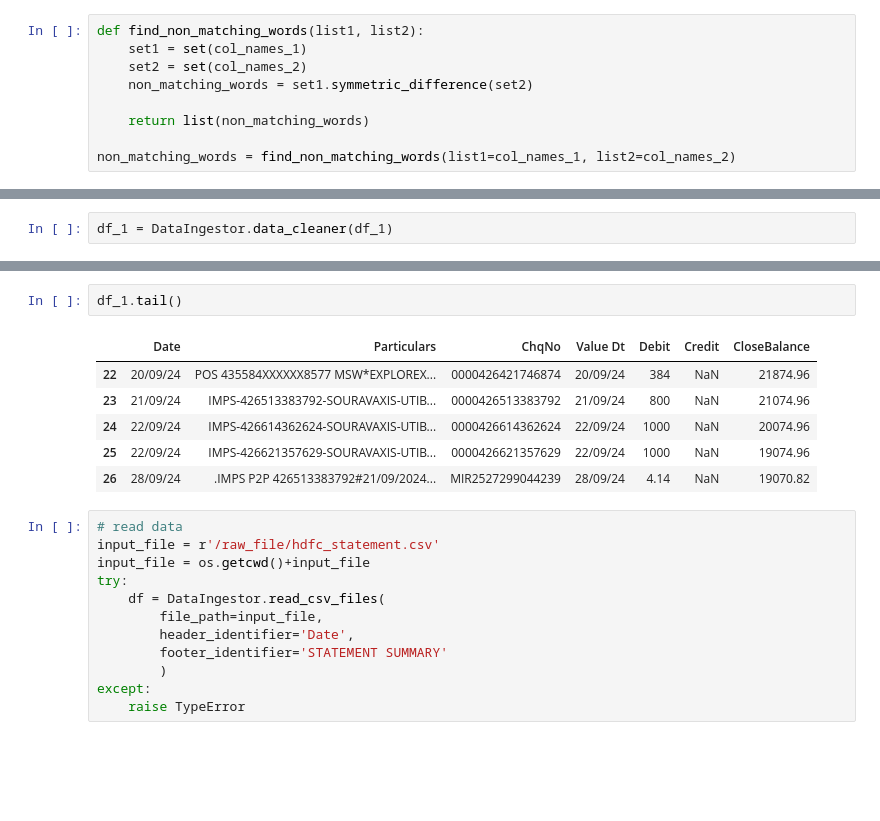
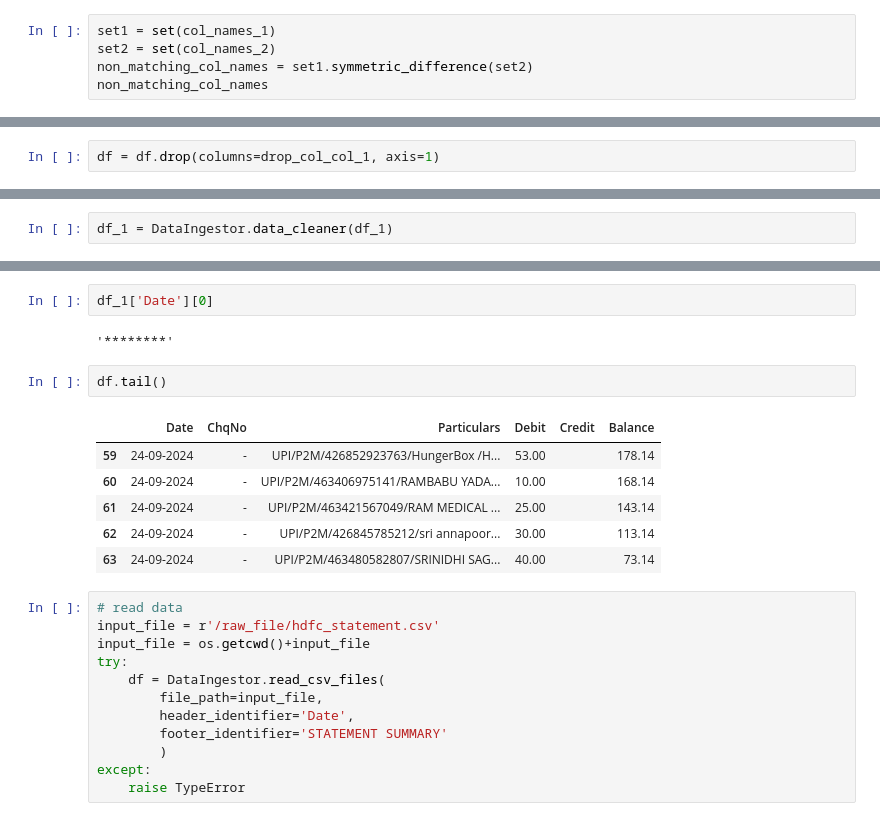
Before and after one commit to Sourav-95/expense_analyzer, a Jupyter notebook: dev_analyzer.ipynb, the cells around one changed output, grey strips where cells are left out. Drawn from its saved outputs; the diff is of its cells as text; blank space fills up the shorter version.

```diff
--- a/dev_analyzer.ipynb
+++ b/dev_analyzer.ipynb
@@ -23,9 +74,5 @@ df_1  = DataIngestor.read_statement(input_file, col_names=col_names_2)
 # %%
-def find_non_matching_words(list1, list2):
-    set1 = set(col_names_1)
-    set2 = set(col_names_2)
-    non_matching_words = set1.symmetric_difference(set2)
-
-    return list(non_matching_words)
-
-non_matching_words = find_non_matching_words(list1=col_names_1, list2=col_names_2)
+set1 = set(col_names_1)
+set2 = set(col_names_2)
+non_matching_col_names = set1.symmetric_difference(set2)
+non_matching_col_names
@@ -34,3 +83,5 @@ drop_col_col_1 = [cols for cols in non_matching_words if cols in col_names_1]
 drop_col_col_1
 # %% [output]
 ['BR_Code']
+# %%
+df = df.drop(columns=drop_col_col_1, axis=1)
@@ -90,12 +129,16 @@ df_1.head()
+# %%
+df_1['Date'][0]
+# %% [output]
+'********'
 # %%
-df_1.tail()
+df.tail()
 # %% [output]
-|  | Date | Particulars | ChqNo | Value Dt | Debit | Credit | CloseBalance |
-| 22 | 20/09/24 | POS 435584XXXXXX8577 MSW*EXPLOREX... | 0000426421746874 | 20/09/24 | 384 | NaN | 21874.96 |
-| 23 | 21/09/24 | IMPS-426513383792-SOURAVAXIS-UTIB... | 0000426513383792 | 21/09/24 | 800 | NaN | 21074.96 |
-| 24 | 22/09/24 | IMPS-426614362624-SOURAVAXIS-UTIB... | 0000426614362624 | 22/09/24 | 1000 | NaN | 20074.96 |
-| 25 | 22/09/24 | IMPS-426621357629-SOURAVAXIS-UTIB... | 0000426621357629 | 22/09/24 | 1000 | NaN | 19074.96 |
-| 26 | 28/09/24 | .IMPS P2P 426513383792#21/09/2024... | MIR2527299044239 | 28/09/24 | 4.14 | NaN | 19070.82 |
+|  | Date | ChqNo | Particulars | Debit | Credit | Balance |
+| 59 | 24-09-2024 | - | UPI/P2M/426852923763/HungerBox /H... | 53.00 |  | 178.14 |
+| 60 | 24-09-2024 | - | UPI/P2M/463406975141/RAMBABU YADA... | 10.00 |  | 168.14 |
+| 61 | 24-09-2024 | - | UPI/P2M/463421567049/RAM MEDICAL ... | 25.00 |  | 143.14 |
+| 62 | 24-09-2024 | - | UPI/P2M/426845785212/sri annapoor... | 30.00 |  | 113.14 |
+| 63 | 24-09-2024 | - | UPI/P2M/463480582807/SRINIDHI SAG... | 40.00 |  | 73.14 |
 # %%
 # read data
 input_file = r'/raw_file/hdfc_statement.csv'
```
Also changed, not shown: parts of 18 cells of this notebook, 1 other file.
